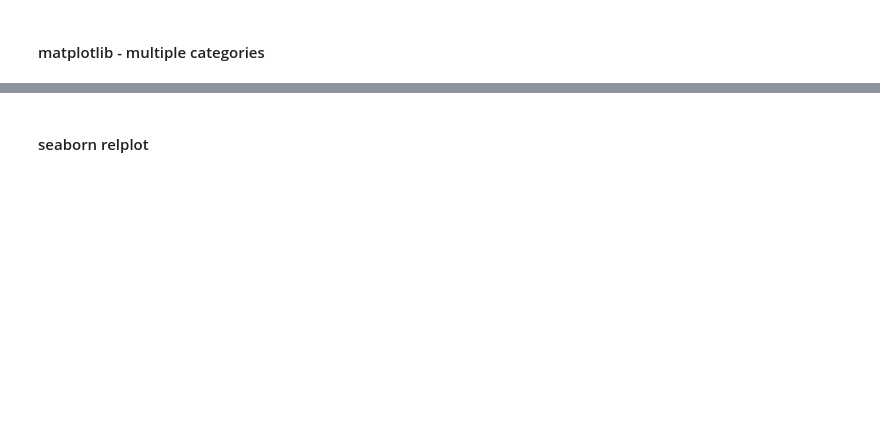
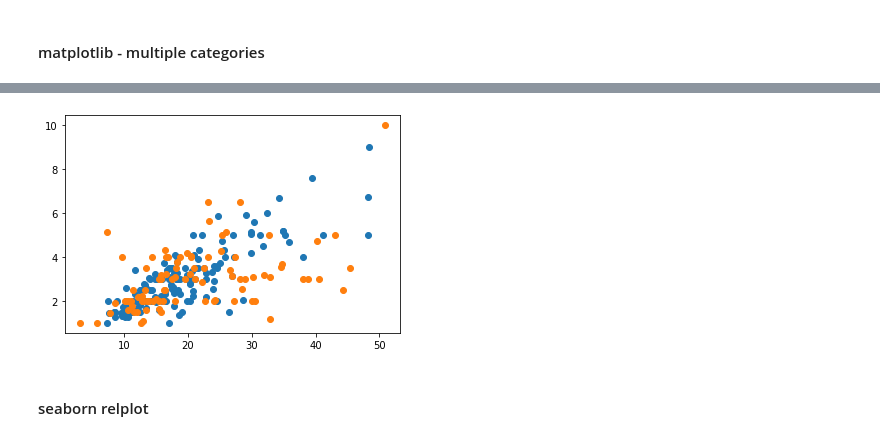
Before and after one commit to CodeupClassroom/pagel-data-science-libraries, a Jupyter notebook: seaborn_lesson.ipynb, the cells around one changed output, grey strips where cells are left out. Cells and saved outputs as stored; diff of their text form; code cells hidden in the pictures; blank space fills up the shorter version.

```diff
--- a/seaborn_lesson.ipynb
+++ b/seaborn_lesson.ipynb
@@ -84,0 +182,4 @@ plt.show()
+# %%
+#make two separate dfs to plot different categories
+df_no_smoking = df [ df.smoker == 'No']
+df_no_smoking.head()
@@ -85,2 +193,3 @@ plt.show()
 # %%
-#make two separate dfs to plot different categories
+df_yes_smoking = df [ df.smoker == 'Yes']
+df_yes_smoking.head()
@@ -87,7 +203,9 @@ plt.show()
 # %%
-
-
+plt.scatter(df_no_smoking.total_bill, df_no_smoking.tip)
+plt.scatter(df_yes_smoking.total_bill, df_yes_smoking.tip)
 plt.show()
+# %% [output]
+[figure, added]
 # %% [markdown]
 #### seaborn relplot
 # %%
```
Also changed, not shown: parts of 67 cells of this notebook.
